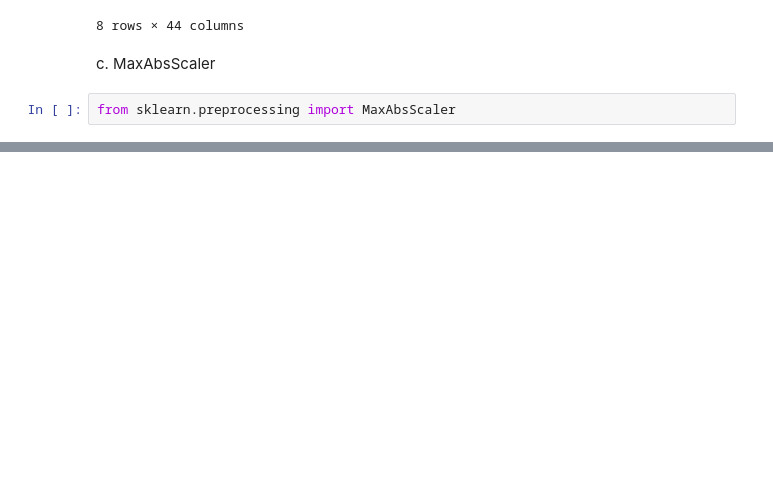
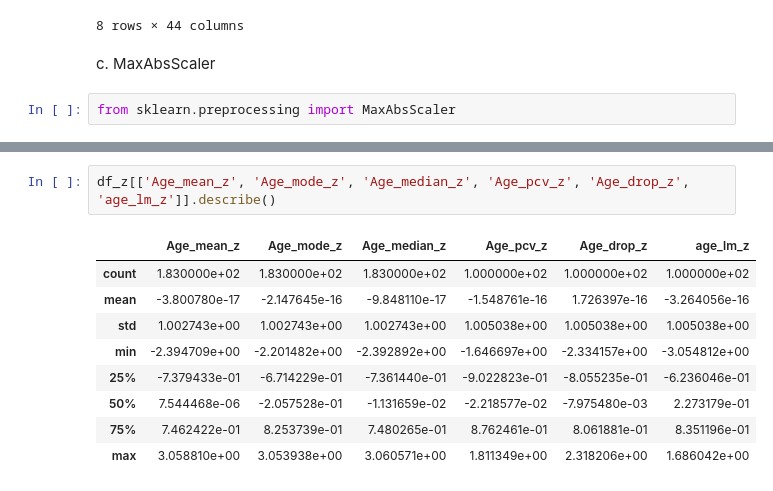
Before and after one commit to CarlosAlvarado-git/DataWrangling, a Jupyter notebook: Laboratorio8/Lab_8_Carlos_Alvarado.ipynb, the cells around one changed output, grey strips where cells are left out. Saved outputs shown, nothing was run; the diff lists cells and outputs as text; blank space fills up the shorter version.

```diff
--- a/Laboratorio8/Lab_8_Carlos_Alvarado.ipynb
+++ b/Laboratorio8/Lab_8_Carlos_Alvarado.ipynb
@@ -1016,0 +1067,12 @@ df_MabsS.head()
+# %%
+df_z[['Age_mean_z', 'Age_mode_z', 'Age_median_z', 'Age_pcv_z', 'Age_drop_z', 'age_lm_z']].describe()
+# %% [output]
+|  | Age_mean_z | Age_mode_z | Age_median_z | Age_pcv_z | Age_drop_z | age_lm_z |
+| count | 1.830000e+02 | 1.830000e+02 | 1.830000e+02 | 1.000000e+02 | 1.000000e+02 | 1.000000e+02 |
+| mean | -3.800780e-17 | -2.147645e-16 | -9.848110e-17 | -1.548761e-16 | 1.726397e-16 | -3.264056e-16 |
+| std | 1.002743e+00 | 1.002743e+00 | 1.002743e+00 | 1.005038e+00 | 1.005038e+00 | 1.005038e+00 |
+| min | -2.394709e+00 | -2.201482e+00 | -2.392892e+00 | -1.646697e+00 | -2.334157e+00 | -3.054812e+00 |
+| 25% | -7.379433e-01 | -6.714229e-01 | -7.361440e-01 | -9.022823e-01 | -8.055235e-01 | -6.236046e-01 |
+| 50% | 7.544468e-06 | -2.057528e-01 | -1.131659e-02 | -2.218577e-02 | -7.975480e-03 | 2.273179e-01 |
+| 75% | 7.462422e-01 | 8.253739e-01 | 7.480265e-01 | 8.762461e-01 | 8.061881e-01 | 8.351196e-01 |
+| max | 3.058810e+00 | 3.053938e+00 | 3.060571e+00 | 1.811349e+00 | 2.318206e+00 | 1.686042e+00 |
```
Also changed, not shown: parts of 21 cells of this notebook.
